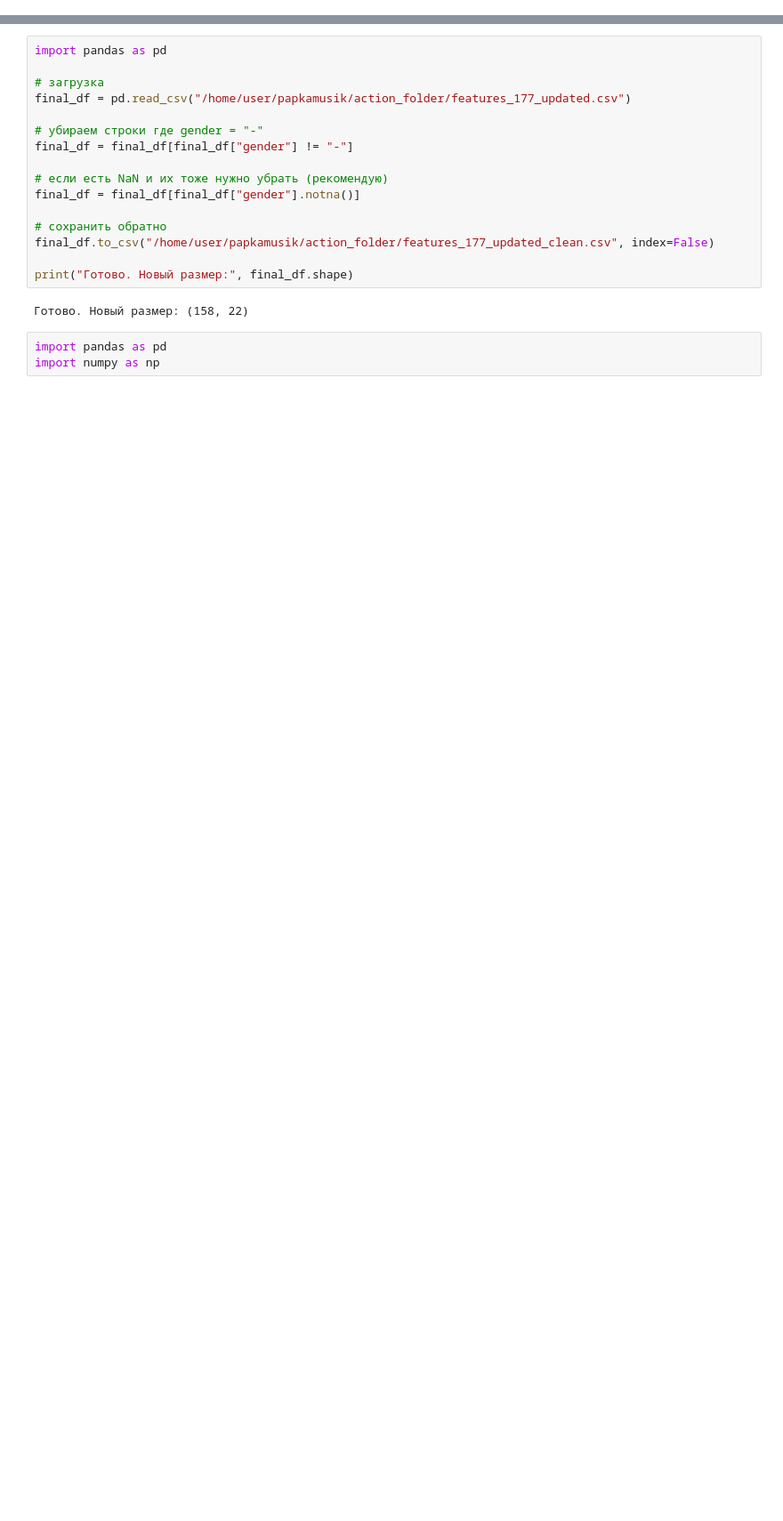
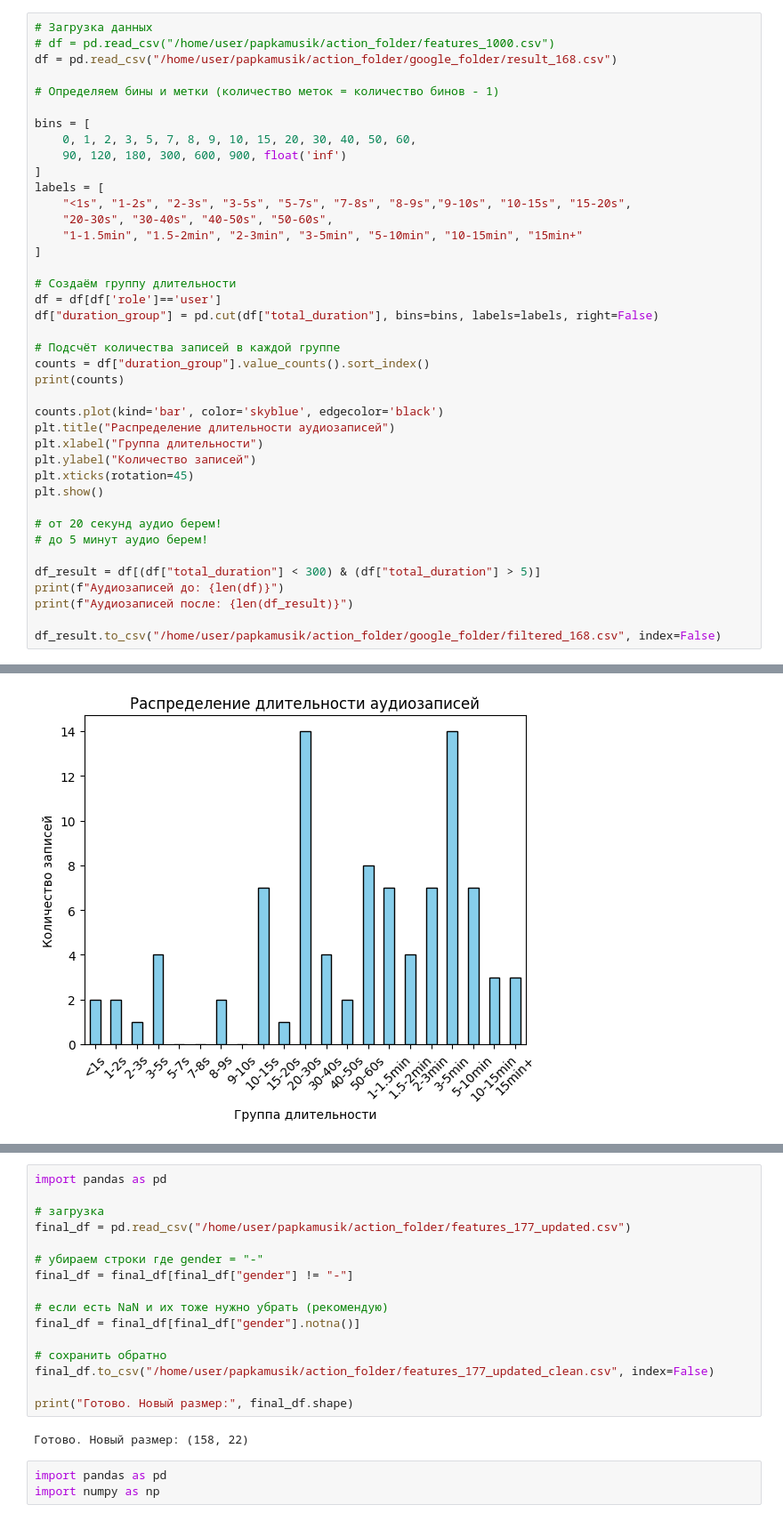
Before and after one commit to VladisRave/wav-parser, a Jupyter notebook: services/vizualization/clustterization.ipynb, the cells around one changed output, grey strips where cells are left out. Shown at 89% size. Saved outputs shown, nothing was run; the diff lists cells and outputs as text; blank space fills up the shorter version.

```diff
--- a/services/vizualization/clustterization.ipynb
+++ b/services/vizualization/clustterization.ipynb
@@ -74,0 +13,41 @@ def reduce_and_plot(data, group_column=None, method='umap'):
+# %%
+# Загрузка данных
+# df = pd.read_csv("/home/user/papkamusik/action_folder/features_1000.csv")
+df = pd.read_csv("/home/user/papkamusik/action_folder/google_folder/result_168.csv")
+
+# Определяем бины и метки (количество меток = количество бинов - 1)
+
+bins = [
+    0, 1, 2, 3, 5, 7, 8, 9, 10, 15, 20, 30, 40, 50, 60,
+    90, 120, 180, 300, 600, 900, float('inf')
+]
+labels = [
+    "<1s", "1-2s", "2-3s", "3-5s", "5-7s", "7-8s", "8-9s","9-10s", "10-15s", "15-20s",
+    "20-30s", "30-40s", "40-50s", "50-60s",
+    "1-1.5min", "1.5-2min", "2-3min", "3-5min", "5-10min", "10-15min", "15min+"
+]
+
+# Создаём группу длительности
+df = df[df['role']=='user']
+df["duration_group"] = pd.cut(df["total_duration"], bins=bins, labels=labels, right=False)
+
+# Подсчёт количества записей в каждой группе
+counts = df["duration_group"].value_counts().sort_index()
+print(counts)
+
+counts.plot(kind='bar', color='skyblue', edgecolor='black')
+plt.title("Распределение длительности аудиозаписей")
+plt.xlabel("Группа длительности")
+plt.ylabel("Количество записей")
+plt.xticks(rotation=45)
+plt.show()
+
+# от 20 секунд аудио берем!
+# до 5 минут аудио берем!
+
+df_result = df[(df["total_duration"] < 300) & (df["total_duration"] > 5)]
+print(f"Аудиозаписей до: {len(df)}")
+print(f"Аудиозаписей после: {len(df_result)}")
+
+df_result.to_csv("/home/user/papkamusik/action_folder/google_folder/filtered_168.csv", index=False)
+# %% [output]
@@ -74,0 +71 @@ def reduce_and_plot(data, group_column=None, method='umap'):
+[figure, added]
```
Also changed, not shown: parts of 29 cells of this notebook, 42 other files.
